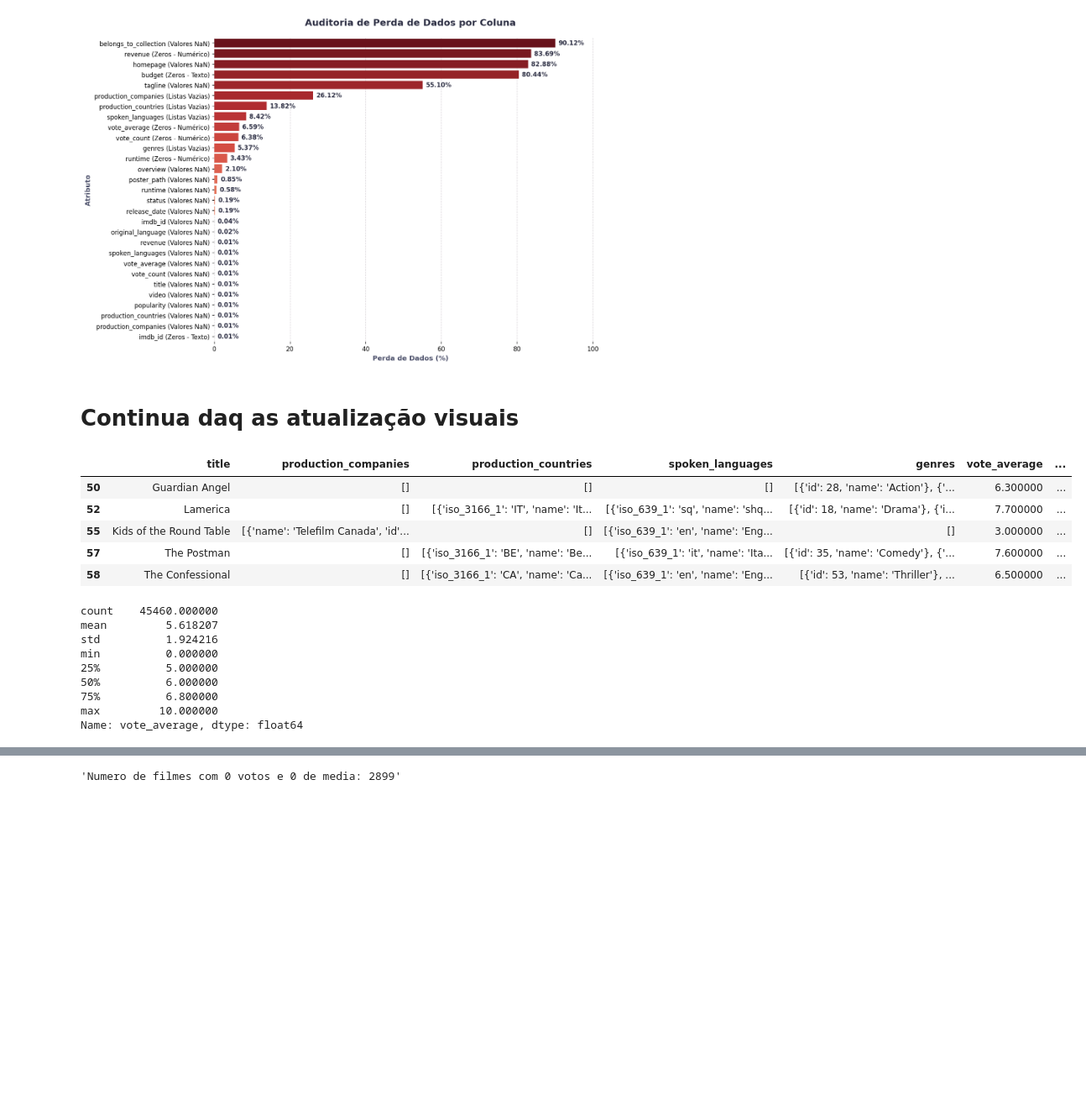
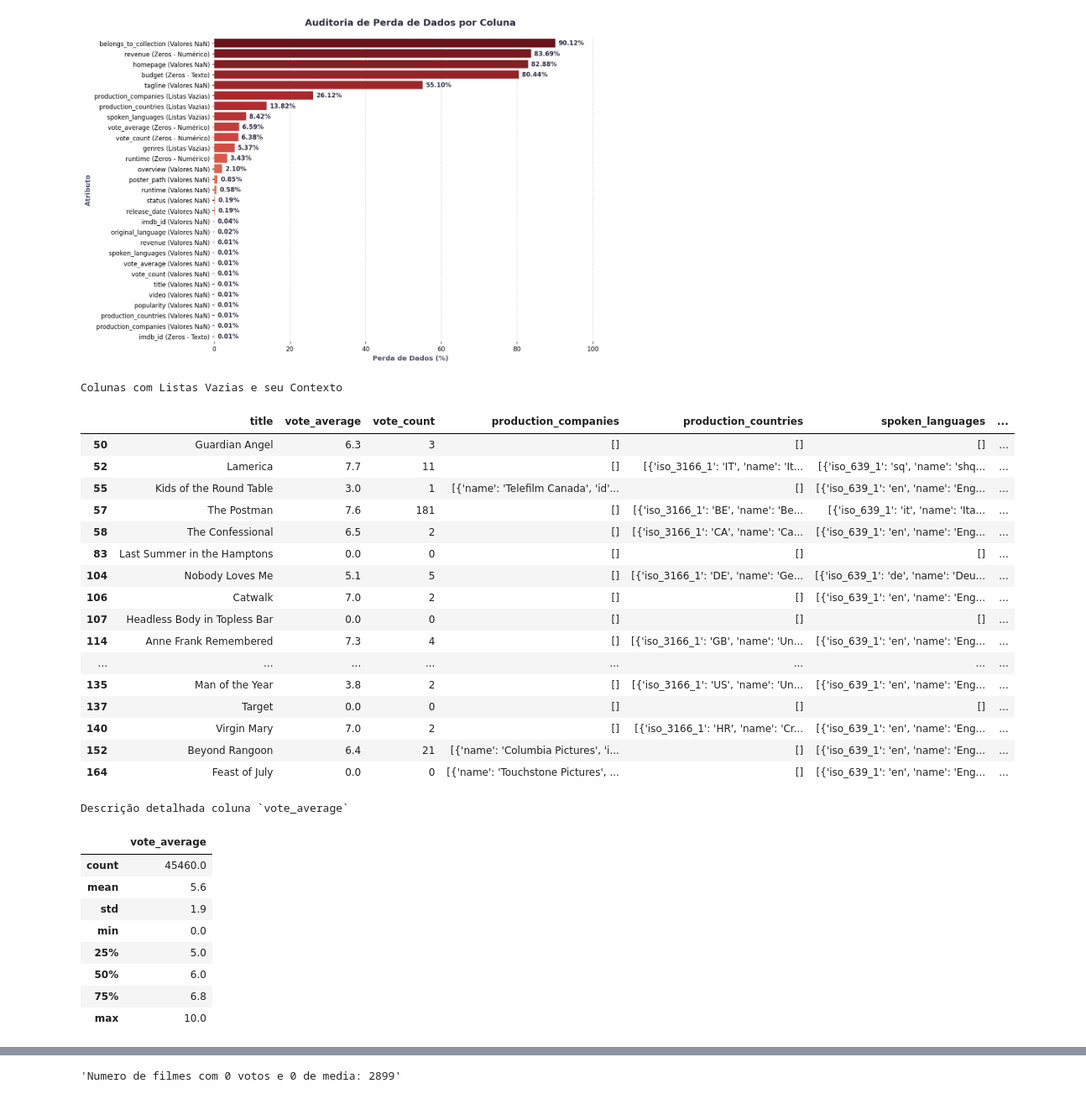
Before and after one commit to AleCecilio/entertainment_industry_performance_analysis, a Jupyter notebook: notebooks/02_eda_movies.ipynb, the cells around one changed output, grey strips where cells are left out. Shown at 84% size. Cells and saved outputs as stored; diff of their text form; code cells hidden in the pictures; blank space fills up the shorter version.

```diff
--- a/notebooks/02_eda_movies.ipynb
+++ b/notebooks/02_eda_movies.ipynb
@@ -33,7 +36,7 @@ from src import (
 
 ## Carregando Dados
 # %%
-caminho = '../data/raw/movies_dataset/movies_metadata.csv'
+caminho = '../data/raw/movies/movies_dataset/movies_metadata.csv'
 df_movies = load_data(caminho, tipo_arquivo='csv')
 # %% [output]
 Dados CSV carregados! Formato: (45466, 24)
@@ -273,47 +276,67 @@ grafico_percentual_missing_data(df_resumo_nulos)
 colunas_para_dropar = ['homepage', 'tagline', 'overview','poster_path', 'status', 'imdb_id']
 
 df_movies_limpo = df_movies.drop(columns=colunas_para_dropar)
-# %% [markdown]
-# Continua daq as atualização visuais
 # %%
 mask_listas_vazias = (
     (df_movies['production_companies'] == '[]') |
     (df_movies['production_countries'] == '[]') |
     (df_movies['spoken_languages'] == '[]') |
     (df_movies['genres'] == '[]')
 )
 
-display(df_movies[mask_listas_vazias]
-    [[
-        'title',
+display(destacar_anomalias(
+    df=df_movies,
+    mascara=mask_listas_vazias,
+    colunas_destaque=[
         'production_companies',
         'production_countries',
         'spoken_languages',
-        'genres',
+        'genres'
+    ],
+    colunas_contexto=[
+        'title',
         'vote_average',
-        'vote_count',
-    ]]
-    .head()
-    .style
-    .map(lambda v: 'background-color: #7B2D2D; color: white' if v == '[]' else '')
-)
+        'vote_count'
+    ],
+    valores_anomalos=['[]'],
+    qtd_linhas=20,
+    caption="Colunas com Listas Vazias e seu Contexto"
+))
 # %% [output]
+Colunas com Listas Vazias e seu Contexto
-|  | title | production_companies | production_countries | spoken_languages | genres | vote_average | ... |
-| 50 | Guardian Angel | [] | [] | [] | [{'id': 28, 'name': 'Action'}, {'... | 6.300000 | ... |
-| 52 | Lamerica | [] | [{'iso_3166_1': 'IT', 'name': 'It... | [{'iso_639_1': 'sq', 'name': 'shq... | [{'id': 18, 'name': 'Drama'}, {'i... | 7.700000 | ... |
-| 55 | Kids of the Round Table | [{'name': 'Telefilm Canada', 'id'... | [] | [{'iso_639_1': 'en', 'name': 'Eng... | [] | 3.000000 | ... |
-| 57 | The Postman | [] | [{'iso_3166_1': 'BE', 'name': 'Be... | [{'iso_639_1': 'it', 'name': 'Ita... | [{'id': 35, 'name': 'Comedy'}, {'... | 7.600000 | ... |
-| 58 | The Confessional | [] | [{'iso_3166_1': 'CA', 'name': 'Ca... | [{'iso_639_1': 'en', 'name': 'Eng... | [{'id': 53, 'name': 'Thriller'}, ... | 6.500000 | ... |
+|  | title | vote_average | vote_count | production_companies | production_countries | spoken_languages | ... |
+| 50 | Guardian Angel | 6.3 | 3 | [] | [] | [] | ... |
+| 52 | Lamerica | 7.7 | 11 | [] | [{'iso_3166_1': 'IT', 'name': 'It... | [{'iso_639_1': 'sq', 'name': 'shq... | ... |
+| 55 | Kids of the Round Table | 3.0 | 1 | [{'name': 'Telefilm Canada', 'id'... | [] | [{'iso_639_1': 'en', 'name': 'Eng... | ... |
+| 57 | The Postman | 7.6 | 181 | [] | [{'iso_3166_1': 'BE', 'name': 'Be... | [{'iso_639_1': 'it', 'name': 'Ita... | ... |
+| 58 | The Confessional | 6.5 | 2 | [] | [{'iso_3166_1': 'CA', 'name': 'Ca... | [{'iso_639_1': 'en', 'name': 'Eng... | ... |
+| 83 | Last Summer in the Hamptons | 0.0 | 0 | [] | [] | [] | ... |
+| 104 | Nobody Loves Me | 5.1 | 5 | [] | [{'iso_3166_1': 'DE', 'name': 'Ge... | [{'iso_639_1': 'de', 'name': 'Deu... | ... |
+| 106 | Catwalk | 7.0 | 2 | [] | [] | [{'iso_639_1': 'en', 'name': 'Eng... | ... |
+| 107 | Headless Body in Topless Bar | 0.0 | 0 | [] | [] | [] | ... |
+| 114 | Anne Frank Remembered | 7.3 | 4 | [] | [{'iso_3166_1': 'GB', 'name': 'Un... | [{'iso_639_1': 'en', 'name': 'Eng... | ... |
+| ... | ... | ... | ... | ... | ... | ... | ... |
+| 135 | Man of the Year | 3.8 | 2 | [] | [{'iso_3166_1': 'US', 'name': 'Un... | [{'iso_639_1': 'en', 'name': 'Eng... | ... |
+| 137 | Target | 0.0 | 0 | [] | [] | [] | ... |
+| 140 | Virgin Mary | 7.0 | 2 | [] | [{'iso_3166_1': 'HR', 'name': 'Cr... | [{'iso_639_1': 'en', 'name': 'Eng... | ... |
+| 152 | Beyond Rangoon | 6.4 | 21 | [{'name': 'Columbia Pictures', 'i... | [] | [{'iso_639_1': 'en', 'name': 'Eng... | ... |
+| 164 | Feast of July | 0.0 | 0 | [{'name': 'Touchstone Pictures', ... | [] | [{'iso_639_1': 'en', 'name': 'Eng... | ... |
 # %%
-df_movies_limpo['vote_average'].describe()
+display(estilizar_tabela(
+    df=df_movies_limpo['vote_average']
+        .describe()
+        .to_frame(),
+    caption="Descrição detalhada coluna `vote_average` "
+))
 # %% [output]
-count    45460.000000
-mean         5.618207
-std          1.924216
-min          0.000000
-25%          5.000000
-50%          6.000000
-75%          6.800000
-max         10.000000
-Name: vote_average, dtype: float64
+Descrição detalhada coluna `vote_average`
+|  | vote_average |
+| count | 45460.0 |
+| mean | 5.6 |
+| std | 1.9 |
+| min | 0.0 |
+| 25% | 5.0 |
+| 50% | 6.0 |
+| 75% | 6.8 |
+| max | 10.0 |
 # %%
```
Also changed, not shown: parts of 9 cells of this notebook, 29 other files.
